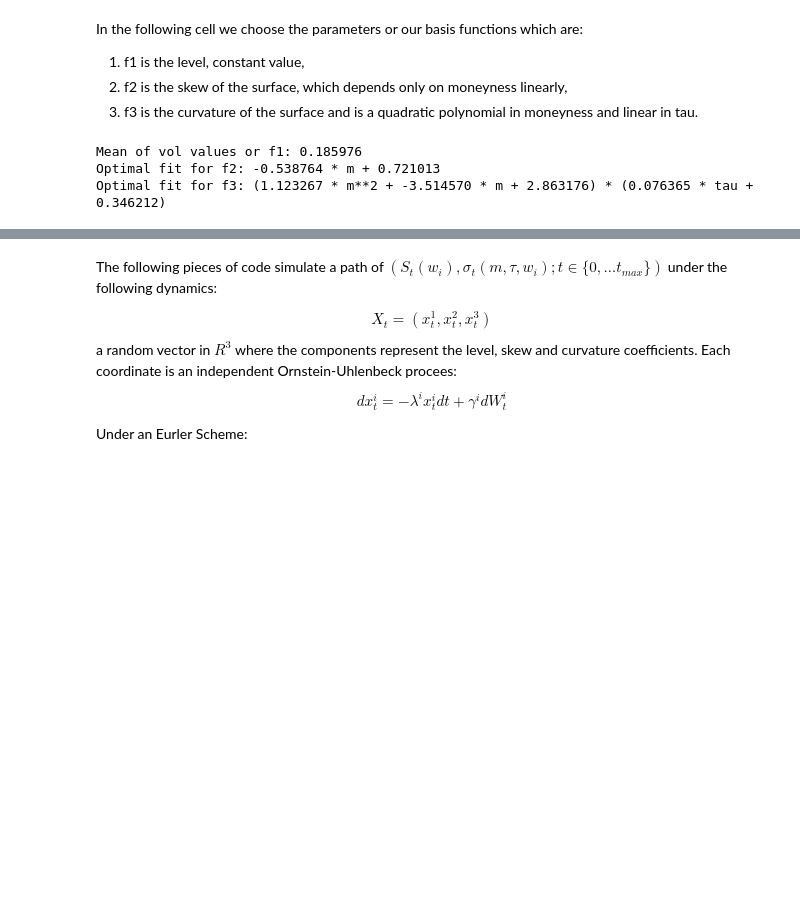
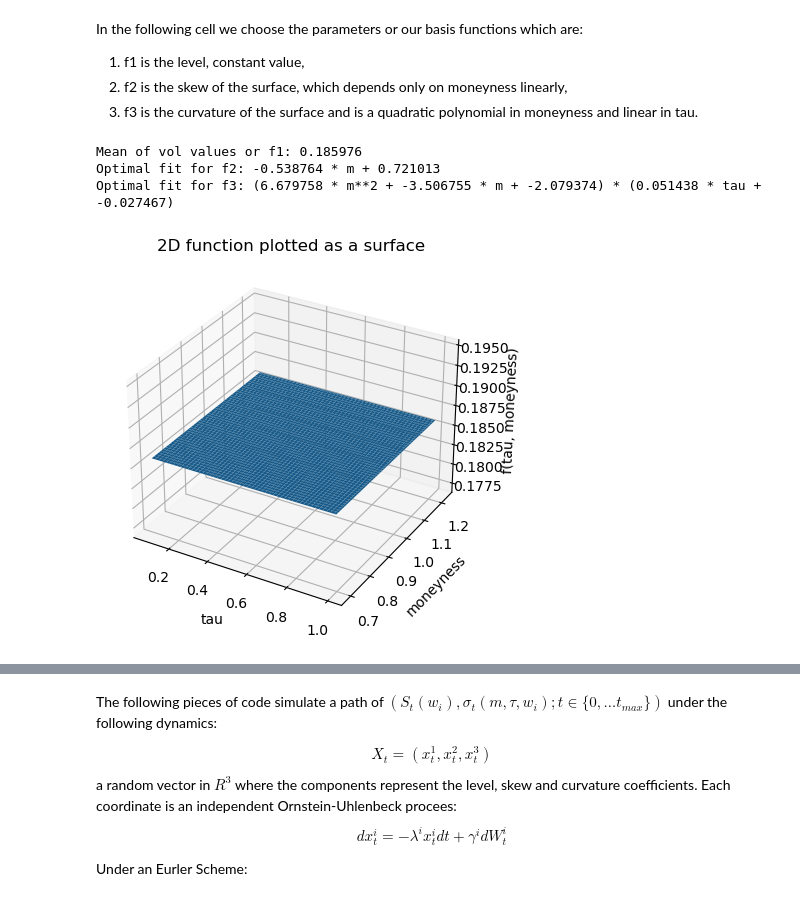
Before and after one commit to DavidMal101/Topics-in-Quant-Finance, a Jupyter notebook: MontecarloSIM.ipynb, the cells around one changed output, grey strips where cells are left out. Drawn from its saved outputs; the diff is of its cells as text; code cells hidden in the pictures; blank space fills up the shorter version.

```diff
--- a/MontecarloSIM.ipynb
+++ b/MontecarloSIM.ipynb
@@ -94,7 +96,10 @@ def f2(x, a, b):
 
 def f3(xy, a, b, c, d, e):
     x, y = xy
-    return (a*x**2 + b*x + c) * (d*y + e)
+    return (a*x**2 + b*x + c) * (d*y + e) + -0.538764 * x + 0.535036 + f1_mean
+
+# Calculate the mean of the vol values
+f1_mean = np.mean(vol_values)
 
 # Find the optimal fit for f1 using curve_fit
 popt2, pcov2 = curve_fit(f2, m_values, vol_values)
@@ -102,8 +107,7 @@ popt2, pcov2 = curve_fit(f2, m_values, vol_values)
 # Find the optimal fit for f2 using curve_fit
 popt3, pcov3 = curve_fit(f3, (m_values, tau_values), vol_values)
 
-# Calculate the mean of the vol values
-f1_mean = np.mean(vol_values)
+
 
 # Print the results
 print("Mean of vol values or f1: {:.6f}".format(f1_mean))
@@ -112,4 +116,4 @@ print("Optimal fit for f3: ({:.6f} * m**2 + {:.6f} * m + {:.6f}) * ({:.6f} * tau
 # %% [output]
 Mean of vol values or f1: 0.185976
 Optimal fit for f2: -0.538764 * m + 0.721013
-Optimal fit for f3: (1.123267 * m**2 + -3.514570 * m + 2.863176) * (0.076365 * tau + 0.346212)
+Optimal fit for f3: (6.679758 * m**2 + -3.506755 * m + -2.079374) * (0.051438 * tau + -0.027467)
@@ -115,0 +135,19 @@ Optimal fit for f3: (1.123267 * m**2 + -3.514570 * m + 2.863176) * (0.076365 * t
+# %%
+taus = np.linspace(min_tau, max_tau, 100)
+moneyness = np.linspace(min_moneyness, max_moneyness, 100)
+tau_mesh, moneyness_mesh = np.meshgrid(taus, moneyness)
+
+
+# Evaluate the function on the grid
+f1_values = np.array([[f1(t, k) for k in moneyness] for t in taus])
+
+fig = plt.figure()
+ax = fig.add_subplot(111, projection='3d')
+ax.plot_surface(tau_mesh, moneyness_mesh, f1_values)
+ax.set_xlabel('tau')
+ax.set_ylabel('moneyness')
+ax.set_zlabel('f(tau, moneyness)')
+ax.set_title('2D function plotted as a surface')
+plt.show()
+# %% [output]
+[figure, added]
```
Also changed, not shown: parts of 10 cells of this notebook, 4 other files.
